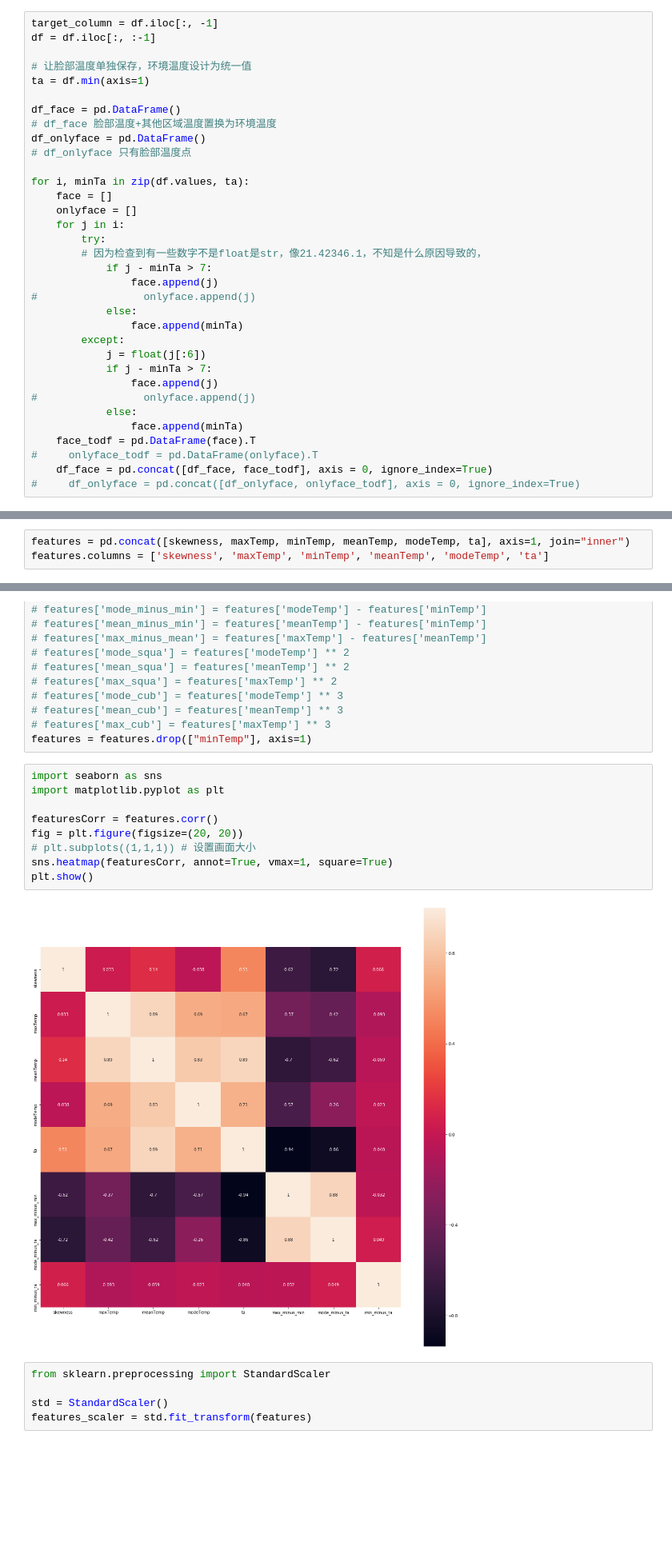
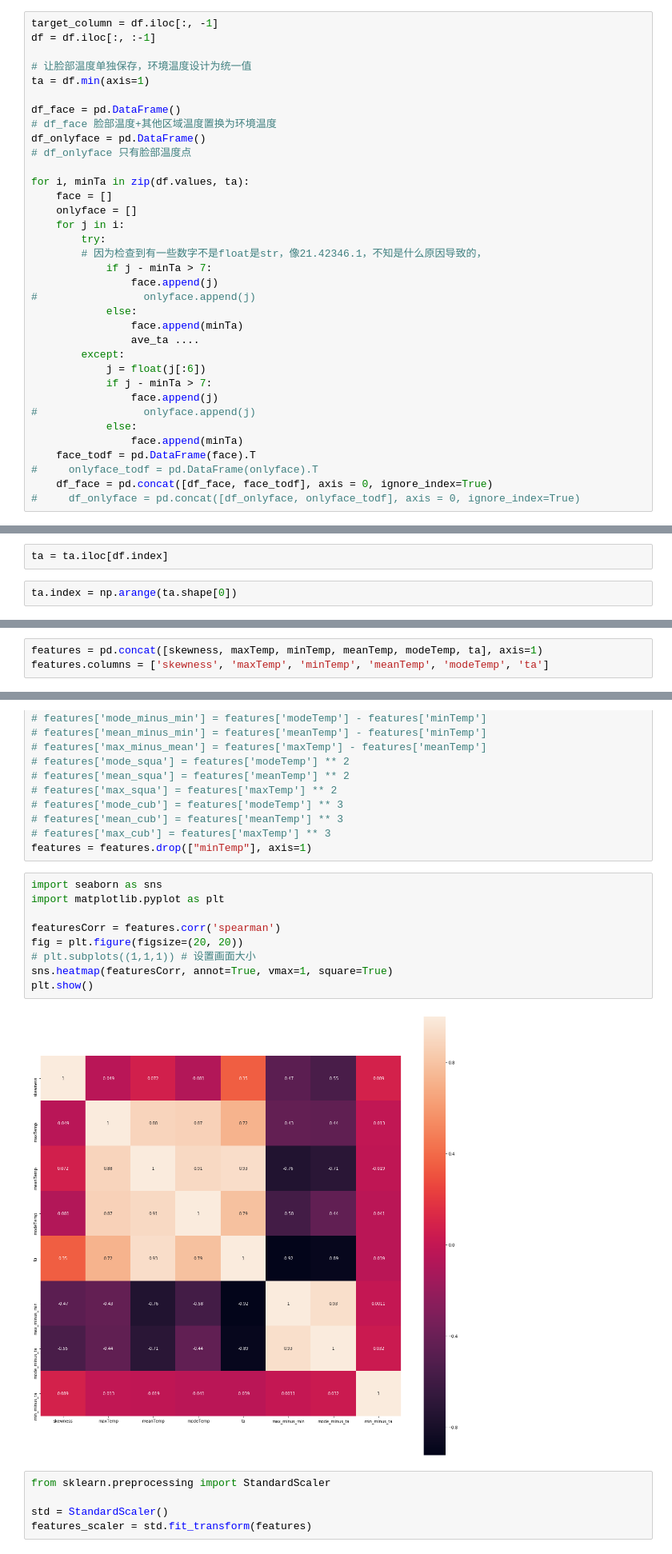
Before and after one commit to lqiqiqi/graduate-thesis, a Jupyter notebook: ML_GuassianProcessClassifier.ipynb, the cells around one changed output, grey strips where cells are left out. Shown: that part at 80% size. Saved outputs shown, nothing was run; the diff lists cells and outputs as text; blank space fills up the shorter version.

```diff
--- a/ML_GuassianProcessClassifier.ipynb
+++ b/ML_GuassianProcessClassifier.ipynb
@@ -81,6 +81,7 @@ for i, minTa in zip(df.values, ta):
 #                 onlyface.append(j)
             else:
                 face.append(minTa)
+                ave_ta ....
         except:
             j = float(j[:6])
             if j - minTa > 7:
@@ -127,6 +123,10 @@ df
 | 760 | 25.06046 | 25.24048 | 25.53430 | 24.99799 | 25.09933 | 24.95724 | 25.81555 | 25.19739 | 25.74136 | 25.16293 | ... | ... |
 | 761 | 24.67053 | 24.99020 | 25.28839 | 25.46359 | 25.40866 | 24.84756 | 24.85449 | 24.98889 | 25.43405 | 25.06406 | ... | ... |
 726 rows × 768 columns
+# %%
+ta = ta.iloc[df.index]
+# %%
+ta.index = np.arange(ta.shape[0])
 # %%
 for i, minTa in zip(df.values, ta):
 #     face = []
@@ -173,7 +173,7 @@ for i in df_onlyface.values:
 
 modeTemp = pd.DataFrame(highest_bin_list, index=df_onlyface.index)
 # %%
-features = pd.concat([skewness, maxTemp, minTemp, meanTemp, modeTemp, ta], axis=1, join="inner")
+features = pd.concat([skewness, maxTemp, minTemp, meanTemp, modeTemp, ta], axis=1)
 features.columns = ['skewness', 'maxTemp', 'minTemp', 'meanTemp', 'modeTemp', 'ta']
 # %%
 features['max_minus_min'] = features['maxTemp'] - features['minTemp']
@@ -194,14 +194,14 @@ features = features.drop(["minTemp"], axis=1)
 # %%
 import seaborn as sns
 import matplotlib.pyplot as plt
 
-featuresCorr = features.corr()
+featuresCorr = features.corr('spearman')
 fig = plt.figure(figsize=(20, 20))
 # plt.subplots((1,1,1)) # 设置画面大小
 sns.heatmap(featuresCorr, annot=True, vmax=1, square=True)
 plt.show()
 # %% [output]
-[figure, old version]
+[figure, new version]
 # %%
 from sklearn.preprocessing import StandardScaler
 
```
Also changed, not shown: parts of 7 cells of this notebook, 8 other files.
